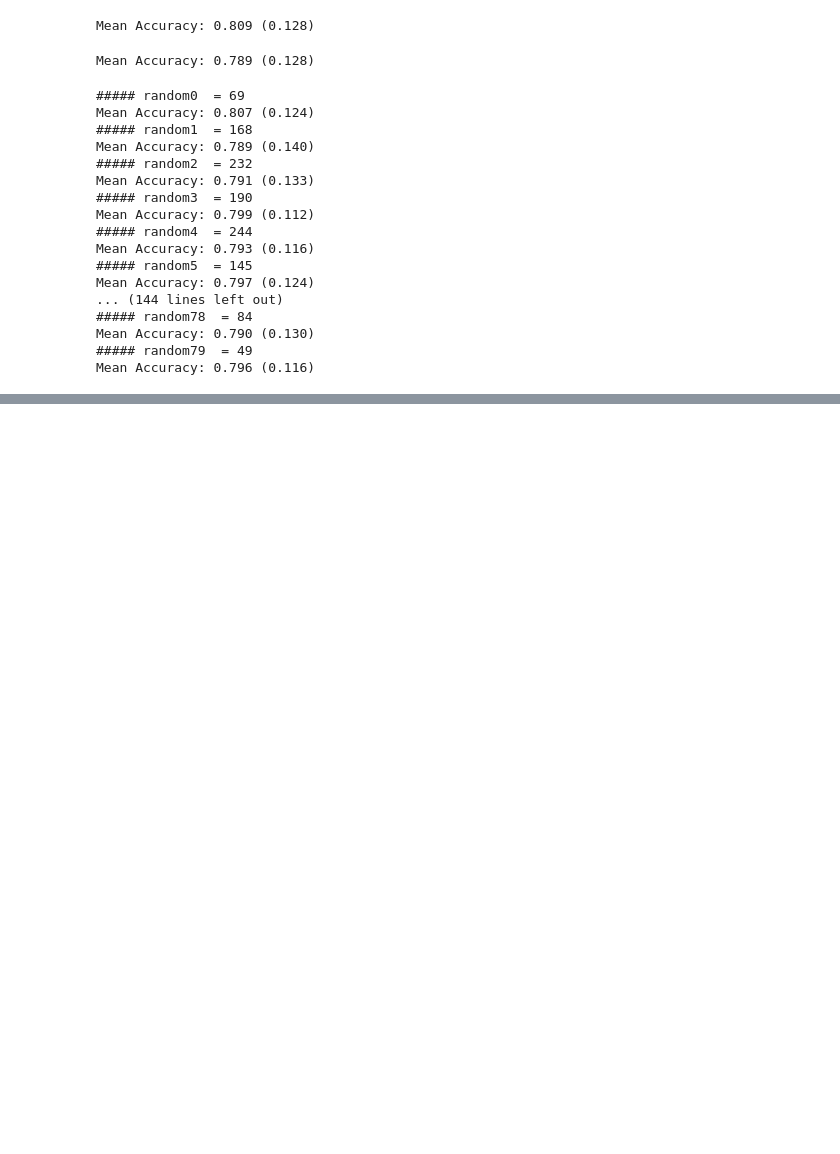
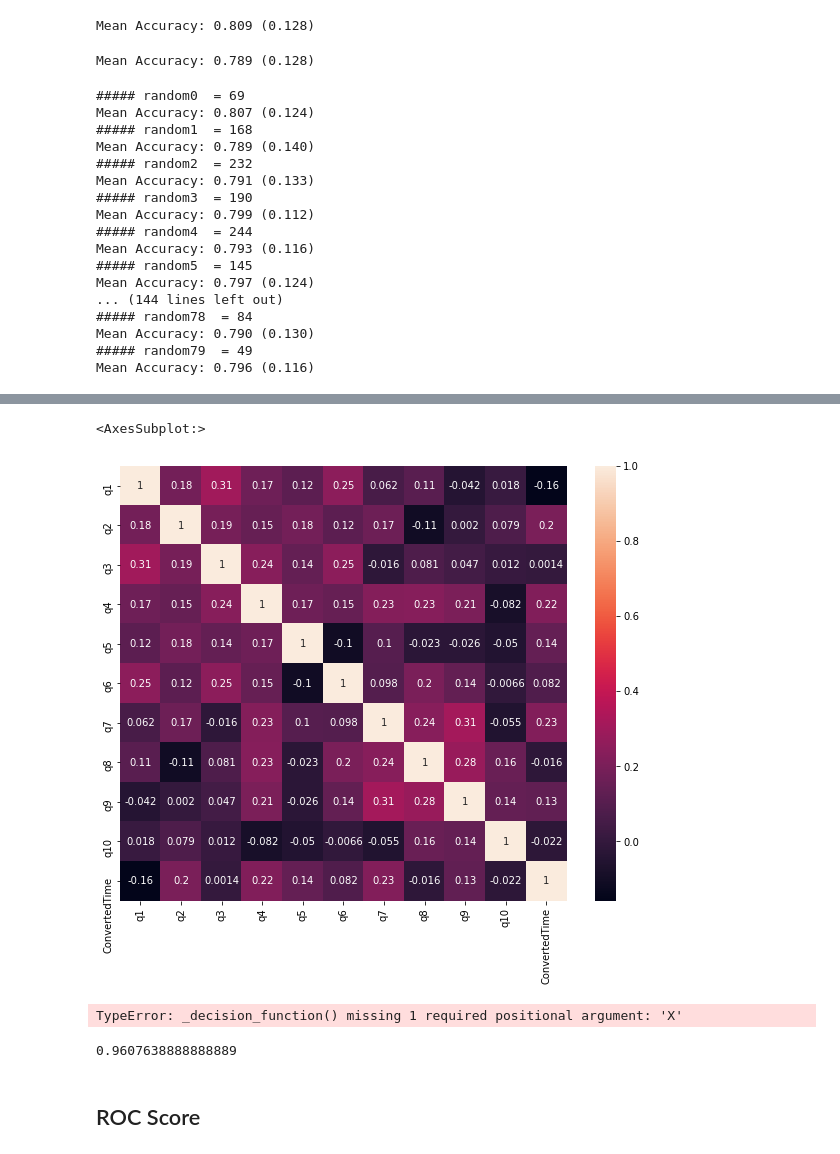
Before and after one commit to hasifazhaan/Report-Predictive_analysis, a Jupyter notebook: pre_course_analysis.ipynb, the cells around one changed output, grey strips where cells are left out. Saved outputs shown, nothing was run; the diff lists cells and outputs as text; code cells hidden in the pictures; blank space fills up the shorter version.

```diff
--- a/pre_course_analysis.ipynb
+++ b/pre_course_analysis.ipynb
@@ -426,0 +641,6 @@ Mean Accuracy: 0.796 (0.116)
+# %%
+plt.figure(figsize=(10,8))
+sb.heatmap(dataset.corr(),annot = True)
+# %% [output]
+<AxesSubplot:>
+[figure, added]
@@ -426,0 +649,4 @@ Mean Accuracy: 0.796 (0.116)
+# %%
+roc_auc_score(test_label,QDA.predict_proba(QDA,X=test_data), multi_class='ovr')
+# %% [output]
+TypeError: _decision_function() missing 1 required positional argument: 'X'
@@ -426,0 +657,6 @@ Mean Accuracy: 0.796 (0.116)
+# %%
+roc_auc_score(test_label, clf1.predict_proba(test_data), multi_class='ovr')
+# %% [output]
+0.9607638888888889
+# %% [markdown]
+## ROC Score
```
Also changed, not shown: parts of 43 cells of this notebook.
